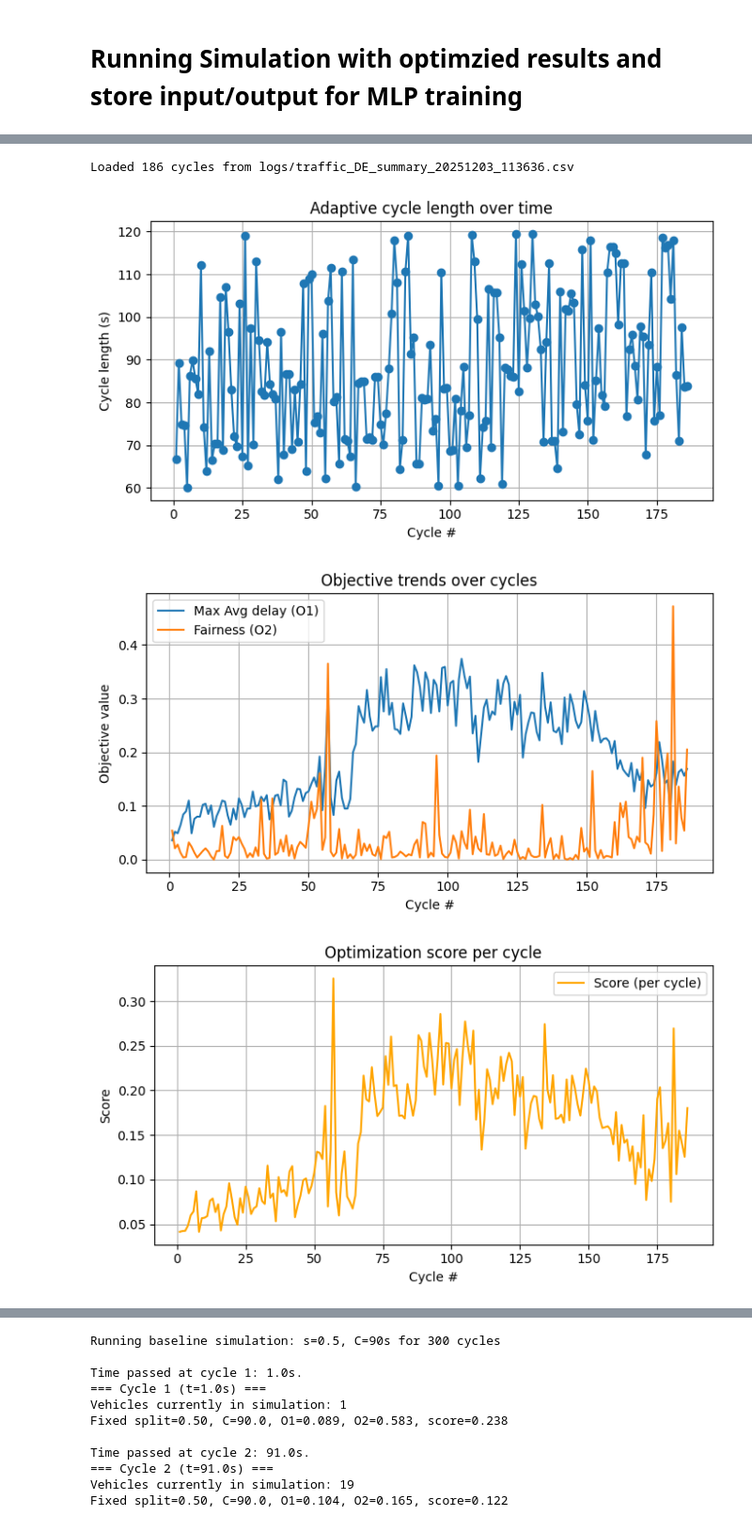
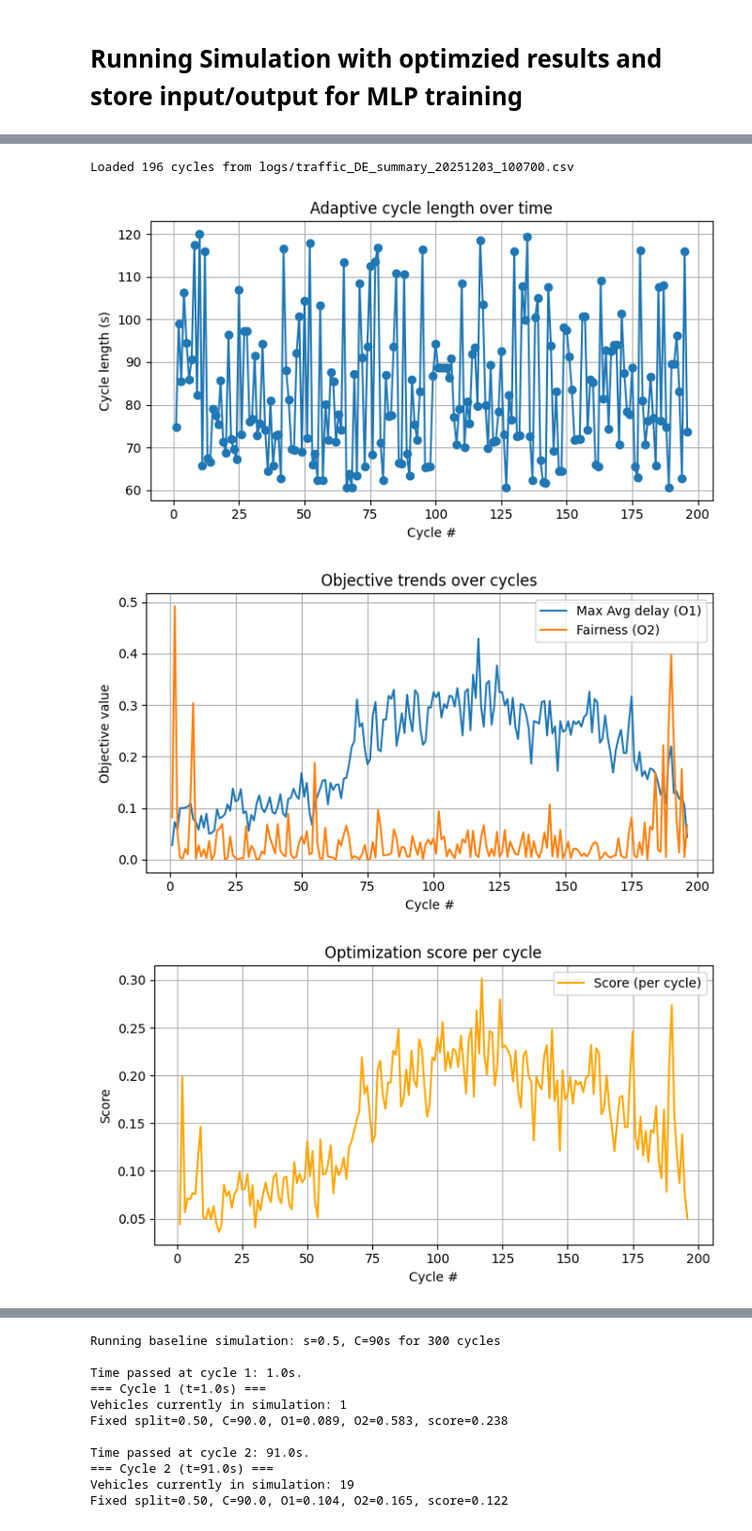
Before and after one commit to Kaos1105/EA_traffic_control, a Jupyter notebook: controller.ipynb, the cells around one changed output, grey strips where cells are left out. Shown at 94% size. Saved outputs shown, nothing was run; the diff lists cells and outputs as text; code cells hidden in the pictures.

```diff
--- a/controller.ipynb
+++ b/controller.ipynb
@@ -205,10 +90,10 @@ Time passed at cycle 56: 4757.0s.
 # %%
 from src import config
 from src.utils import visualize_pow_results
 
-visualize_pow_results(log_dir=config.LOG_DIR, suffix="20251203_113636")
+visualize_pow_results(log_dir=config.LOG_DIR, suffix="20251203_100700")
 # %% [output]
-Loaded 186 cycles from logs/traffic_DE_summary_20251203_113636.csv
+Loaded 196 cycles from logs/traffic_DE_summary_20251203_100700.csv
-[figure, old version]
+[figure, new version]
-[figure, old version]
+[figure, new version]
-[figure, old version]
+[figure, new version]
```
Also changed, not shown: parts of 3 cells of this notebook, 3 other files.
